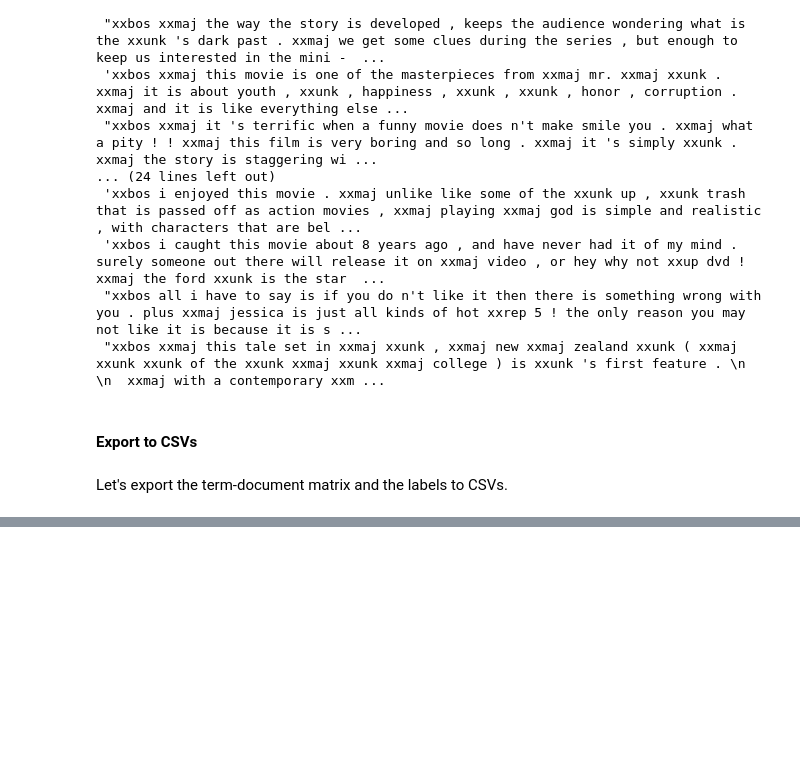
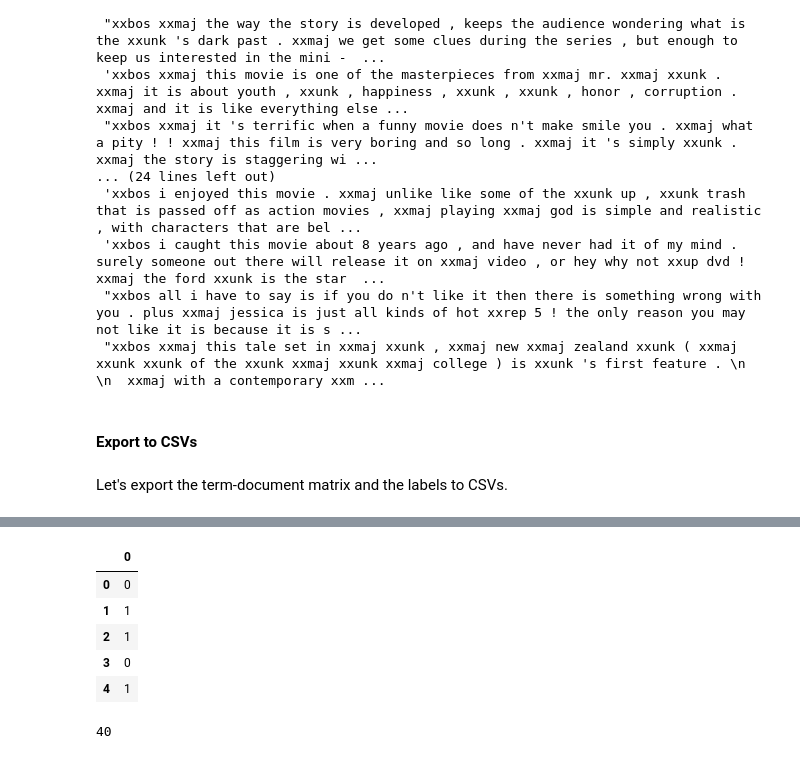
Before and after one commit to nlp-club/aisha_khatun_nlp_club, a Jupyter notebook: fast.ai NLP course/fastai_nlp_3b_more_details.ipynb, the cells around one changed output, grey strips where cells are left out. Cells and saved outputs as stored; diff of their text form; code cells hidden in the pictures; blank space fills up the shorter version.

```diff
--- a/fast.ai NLP course/fastai_nlp_3b_more_details.ipynb
+++ b/fast.ai NLP course/fastai_nlp_3b_more_details.ipynb
@@ -341,0 +428,14 @@ FileLink('y.csv')
+# %%
+y = pd.read_csv('y.csv',header=None)
+y.head()
+# %% [output]
+|  | 0 |
+| 0 | 0 |
+| 1 | 1 |
+| 2 | 1 |
+| 3 | 0 |
+| 4 | 1 |
+# %%
+len(y)
+# %% [output]
+40
```
Also changed, not shown: parts of 14 cells of this notebook, 3 other files.
